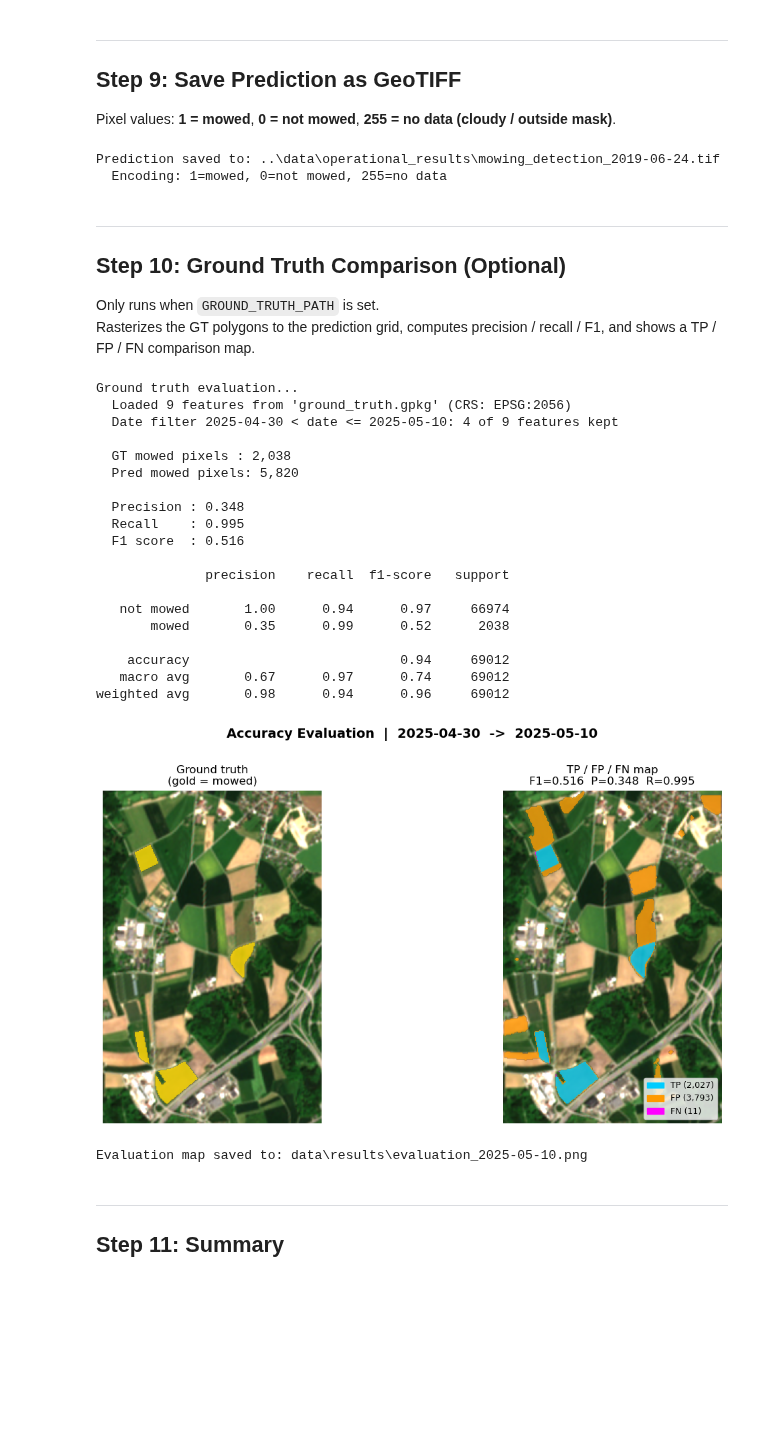
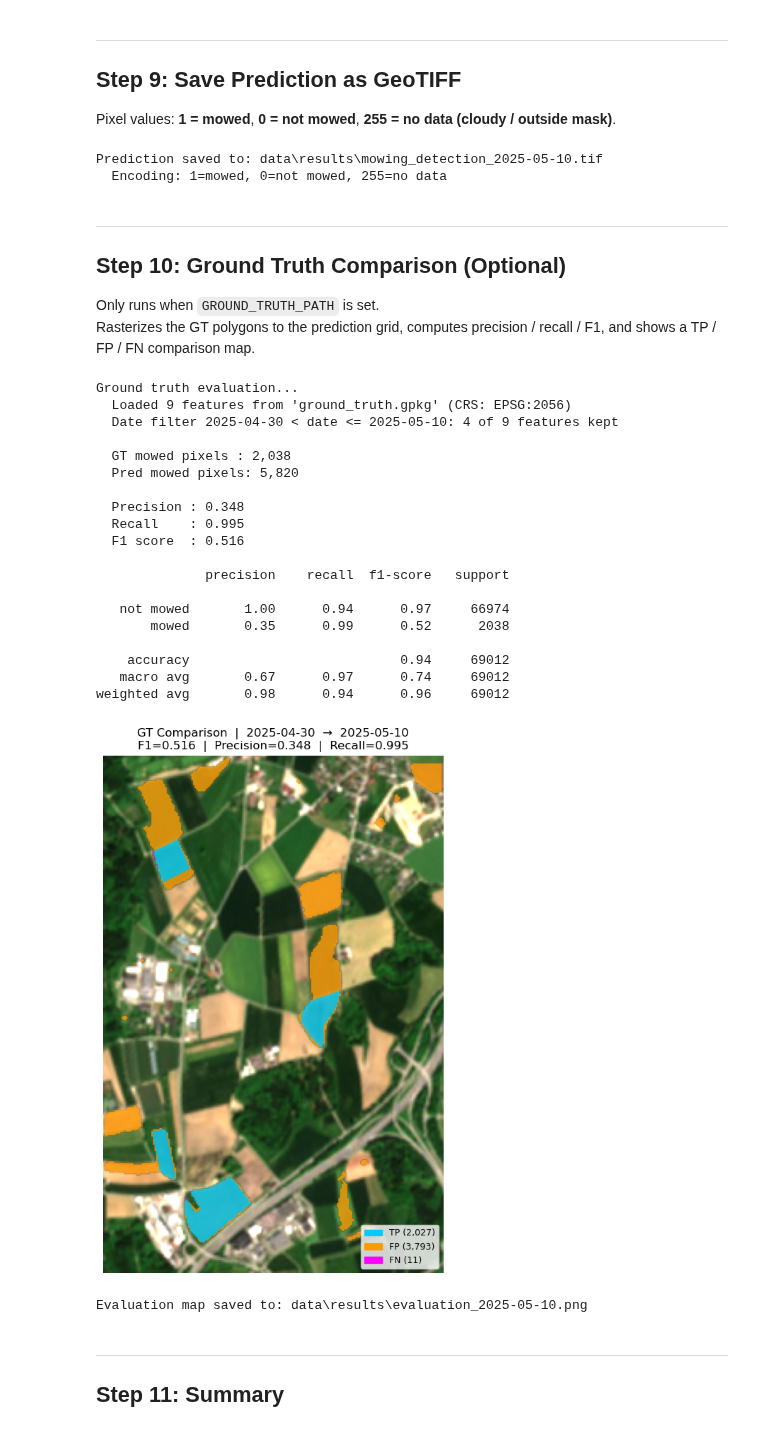
Before and after one commit to klaveflo/satellite-mowing-detection, a Jupyter notebook: prototype_application/apply_mowing_detection.ipynb, the cells around one changed output. Saved outputs shown, nothing was run; the diff lists cells and outputs as text; code cells hidden in the pictures; blank space fills up the shorter version.

```diff
--- a/prototype_application/apply_mowing_detection.ipynb
+++ b/prototype_application/apply_mowing_detection.ipynb
@@ -314,7 +329,7 @@ def calculate_ndii(nir, swir):
     return r
 
 
-# --- Morphological postprocessing ---------------------------------------------------
+# --- Postprocessing ---------------------------------------------------
 
 def apply_median_filter(pred_map, size=3):
     """Median pre-filter to remove salt-and-pepper noise. Preserves nodata pixels."""
@@ -392,8 +407,8 @@ def compute_features(before_path, after_path, cloud_band=13, cloud_threshold=30)
     Returns
     -------
     feature_df : DataFrame with all model feature columns (NaN for invalid pixels)
-    valid_mask : 1-D boolean array (H*W) — non-cloudy, non-NaN pixels
-    cloud_mask : 1-D boolean array (H*W) — True where cloud probability exceeds threshold
+    valid_mask : 1-D boolean array (H*W) - non-cloudy, non-NaN pixels
+    cloud_mask : 1-D boolean array (H*W) - True where cloud probability exceeds threshold
     meta       : rasterio metadata dict (CRS, transform, shape)
     H, W       : scene height and width
     """
@@ -740,15 +771,14 @@ with rasterio.open(str(output_path), 'w', **out_meta) as dst:
 print(f"Prediction saved to: {output_path}")
 print(f"  Encoding: 1=mowed, 0=not mowed, 255=no data")
 # %% [output]
-Prediction saved to: ..\data\operational_results\mowing_detection_2019-06-24.tif
+Prediction saved to: data\results\mowing_detection_2025-05-10.tif
   Encoding: 1=mowed, 0=not mowed, 255=no data
 # %% [markdown]
 ---
 ## Step 10: Ground Truth Comparison (Optional)
 
 Only runs when `GROUND_TRUTH_PATH` is set.
-Rasterizes the GT polygons to the prediction grid, computes precision / recall / F1,
-and shows a TP / FP / FN comparison map.
+Rasterizes the GT polygons to the prediction grid, computes precision / recall / F1, and shows a TP / FP / FN comparison map.
 # %%
 if GROUND_TRUTH_PATH is None:
     print("No ground truth provided, skipping evaluation.")
@@ -818,7 +848,7 @@ else:
                                     target_names=['not mowed', 'mowed'],
                                     zero_division=0))
 
-        # --- TP / FP / FN visualisation ------------------------------------------------------------
+        # --- TP / FP / FN visualisation --------------------------------------------------------
         # 1=TP (cyan), 2=FP (orange), 3=FN (magenta); NaN=not evaluated
         category = np.full(H * W, np.nan, dtype=float)
         p = (pred_map_pp.flatten() == 1)
@@ -829,60 +859,50 @@ else:
         category[vm & ~p[vm] &  g[vm]] = 3   # FN
         category_map = category.reshape(H, W)
 
-        from matplotlib.colors import ListedColormap
         cmap_eval = ListedColormap(['#00CCFF', '#FF9900', '#FF00FF'])
 
-        fig2, axes2 = plt.subplots(1, 2, figsize=(14, 6))
+        fig2, ax2 = plt.subplots(1, 1, figsize=(10, 8))
 
-        axes2[0].imshow(rgb_after)
-        gt_rgba = np.zeros((H, W, 4), dtype=np.uint8)
-        gt_rgba[gt_mask_2d == 1] = [255, 215, 0, 200]   # gold
-        axes2[0].imshow(gt_rgba)
-        axes2[0].set_title("Ground truth\n(gold = mowed)", fontsize=12)
-        axes2[0].axis('off')
-
-        axes2[1].imshow(rgb_after)
-        axes2[1].imshow(category_map, cmap=cmap_eval, vmin=0.5, vmax=3.5, alpha=0.75)
+        ax2.imshow(rgb_after)
+        ax2.imshow(category_map, cmap=cmap_eval, vmin=0.5, vmax=3.5, alpha=0.75)
         patches = [
             mpatches.Patch(color='#00CCFF', label=f'TP ({int((category==1).sum()):,})'),
             mpatches.Patch(color='#FF9900', label=f'FP ({int((category==2).sum()):,})'),
             mpatches.Patch(color='#FF00FF', label=f'FN ({int((category==3).sum()):,})'),
         ]
-        axes2[1].legend(handles=patches, loc='lower right', fontsize=9)
-        axes2[1].set_title(f"TP / FP / FN map\nF1={f1:.3f}  P={prec:.3f}  R={rec:.3f}",
-                           fontsize=12)
-        axes2[1].axis('off')
+        ax2.legend(handles=patches, loc='lower right', fontsize=9)
+        ax2.set_title(
+            f"GT Comparison  |  {INPUT_BEFORE.stem}  →  {INPUT_AFTER.stem}\n"
+            f"F1={f1:.3f}  |  Precision={prec:.3f}  |  Recall={rec:.3f}",
+            fontsize=12)
+        ax2.axis('off')
 
-        fig2.suptitle(
-            f"Accuracy Evaluation  |  {INPUT_BEFORE.stem}  ->  {INPUT_AFTER.stem}",
-            fontsize=14, fontweight='bold', y=1.01)
         plt.tight_layout()
-
         eval_fig_path = OUTPUT_DIR / f"evaluation_{INPUT_AFTER.stem}.png"
-        plt.savefig(eval_fig_path, dpi=150, bbox_inches='tight')
+        plt.savefig(eval_fig_path, dpi=300, bbox_inches='tight')
         plt.show()
         print(f"Evaluation map saved to: {eval_fig_path}")
 # %% [output]
 Ground truth evaluation...
   Loaded 9 features from 'ground_truth.gpkg' (CRS: EPSG:2056)
   Date filter 2025-04-30 < date <= 2025-05-10: 4 of 9 features kept
 
   GT mowed pixels : 2,038
   Pred mowed pixels: 5,820
 
   Precision : 0.348
   Recall    : 0.995
   F1 score  : 0.516
 
               precision    recall  f1-score   support
 
    not mowed       1.00      0.94      0.97     66974
        mowed       0.35      0.99      0.52      2038
 
     accuracy                           0.94     69012
    macro avg       0.67      0.97      0.74     69012
 weighted avg       0.98      0.94      0.96     69012
-[figure, old version]
+[figure, new version]
 Evaluation map saved to: data\results\evaluation_2025-05-10.png
 # %% [markdown]
 ---
```
Also changed, not shown: parts of 7 cells of this notebook, 5 other files.
